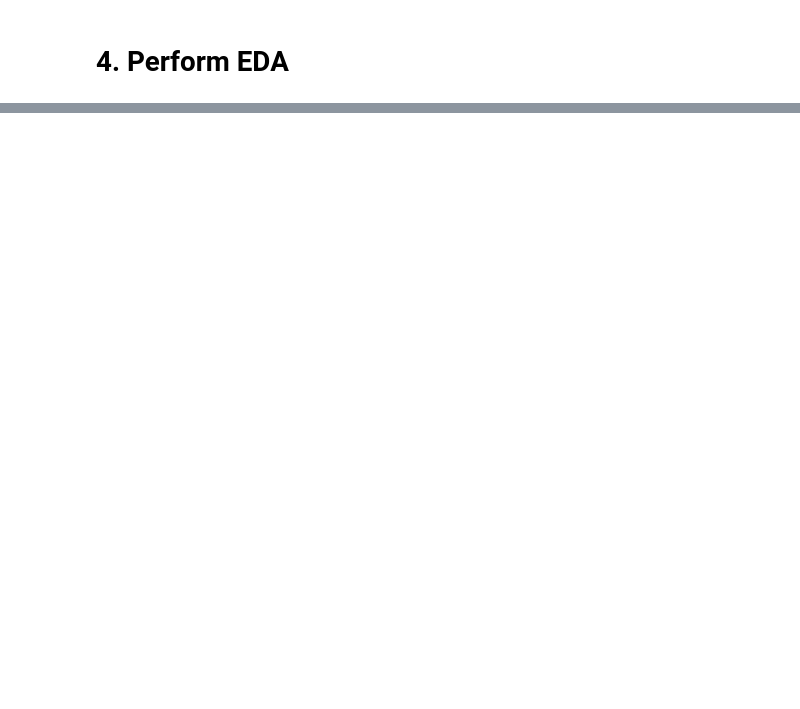
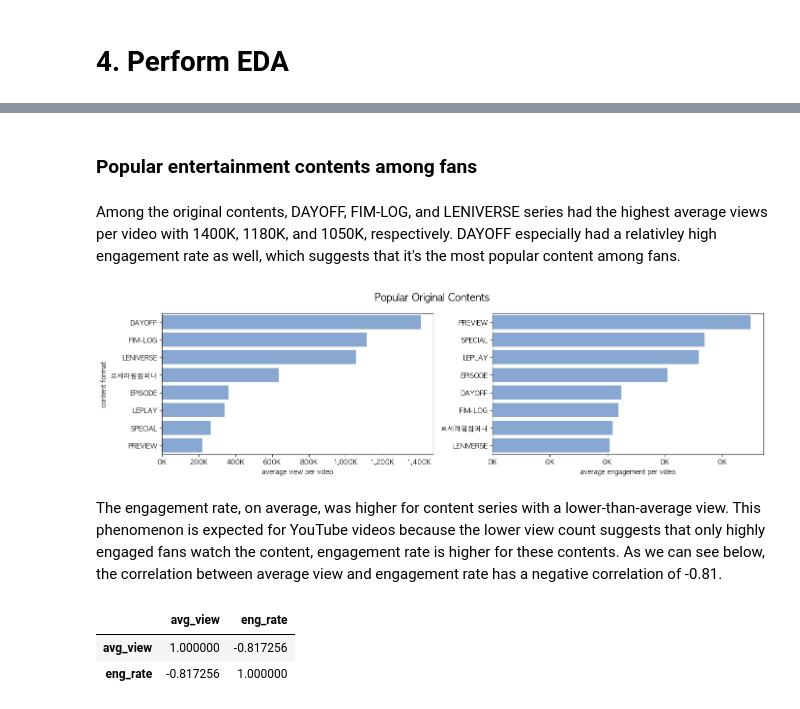
Before and after one commit to tomyeo88/lesserafim_YT_analysis, a Jupyter notebook: ls_ch_pjt.ipynb, the cells around one changed output, grey strips where cells are left out. Cells and saved outputs as stored; diff of their text form; code cells hidden in the pictures; blank space fills up the shorter version.

Commit message:
First ver. of analysis

```diff
--- a/ls_ch_pjt.ipynb
+++ b/ls_ch_pjt.ipynb
@@ -547,0 +628,47 @@ comments.head()
+# %% [markdown]
+### Popular entertainment contents among fans
+# %% [markdown]
+Among the original contents, DAYOFF, FIM-LOG, and LENIVERSE series had the highest average views per video with 1400K, 1180K, and 1050K, respectively. DAYOFF especially had a relativley high engagement rate as well, which suggests that it's the most popular content among fans.
+# %%
+# Create a count column to count the number of videos
+video_stat['count'] = 1
+
+# Query only original entertainment contents
+ent_contents = video_stat.query('content_format != "COVER" and content_format !="Other"').groupby('content_format').sum()[['count','view','like','comment']]
+
+# Add more features for analysis
+ent_contents['avg_view'] = ent_contents['view'] / ent_contents['count']
+ent_contents['avg_like'] = ent_contents['like'] / ent_contents['count']
+ent_contents['avg_comment'] = ent_contents['comment'] / ent_contents['count']
+ent_contents['eng_rate'] = ((ent_contents['like'] + ent_contents['comment']) / ent_contents['view']).round(3)
+# %%
+# Plot 2 barplots
+f, ax = plt.subplots(1,2, figsize=(14,4))
+ent_content_view = ent_contents.sort_values(by='avg_view', ascending=False).reset_index()
+sns.barplot(x= 'avg_view', y='content_format', data=ent_content_view, color= '#7ca6de', ax=ax[0])
+ent_content_engrate = ent_contents.sort_values(by='eng_rate', ascending=False).reset_index()
+sns.barplot(x= 'eng_rate', y='content_format', data=ent_content_engrate, color= '#7ca6de', ax=ax[1])
+
+# Format xaxis with formatter (thousands)
+ax[0].xaxis.set_major_formatter(formatter_k)
+ax[1].xaxis.set_major_formatter(formatter_k)
+
+# Set x-axis, y-axis label
+ax[0].set_xlabel('average view per video')
+ax[0].set_ylabel('content format')
+ax[1].set_xlabel('average engagement per video')
+ax[1].set_ylabel('')
+
+# Set the main title name
+plt.suptitle('Popular Original Contents', fontsize=15, fontweight='bold')
+plt.tight_layout()
+# %% [output]
+[figure, added]
+# %% [markdown]
+The engagement rate, on average, was higher for content series with a lower-than-average view. This phenomenon is expected for YouTube videos because the lower view count suggests that only highly engaged fans watch the content, engagement rate is higher for these contents. As we can see below, the correlation between average view and engagement rate has a negative correlation of -0.81.
+# %%
+ent_contents[['avg_view','eng_rate']].corr()
+# %% [output]
+|  | avg_view | eng_rate |
+| avg_view | 1.000000 | -0.817256 |
+| eng_rate | -0.817256 | 1.000000 |
```
Also changed, not shown: parts of 62 cells of this notebook, 1 other file.
